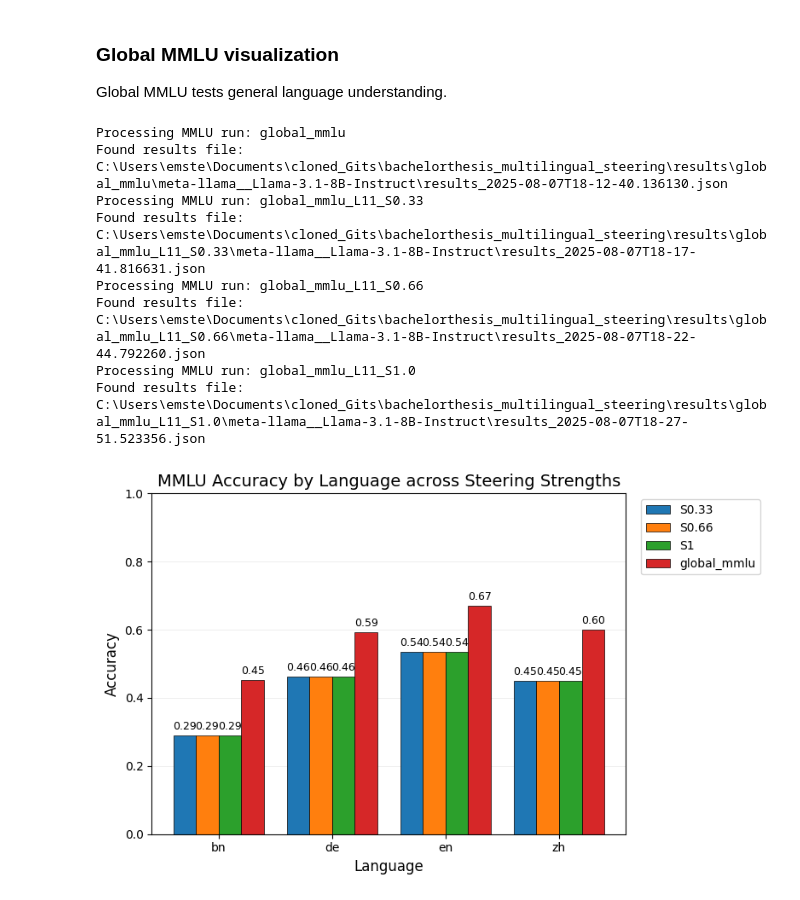
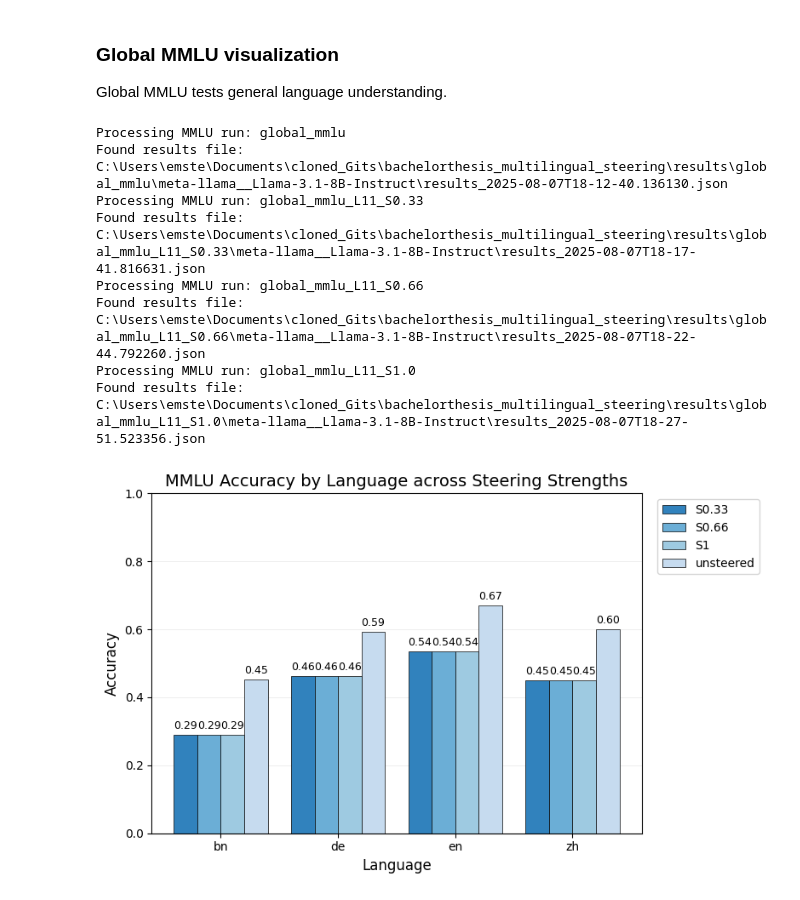
Before and after one commit to stonehenge0/bachelorthesis_multilingual_steering, a Jupyter notebook: scripts/visualize_judge_results.ipynb, the cells around one changed output. Drawn from its saved outputs; the diff is of its cells as text; code cells hidden in the pictures.

Commit message:
visualization fix

```diff
--- a/scripts/visualize_judge_results.ipynb
+++ b/scripts/visualize_judge_results.ipynb
@@ -234,6 +234,9 @@ plt.show()
 ### Global MMLU visualization
 Global MMLU tests general language understanding.
 # %%
+colors = plt.cm.get_cmap("tab20c").colors
+
+
 # --- your helpers (kept) ---
 def list_files_walk(start_path='.'):
     """List all files in a directory and subdirectories."""
@@ -284,8 +287,8 @@ def _parse_steering(name: str):
     - fallback -> (inf, original name)
     """
     nlow = name.lower()
-    if "baseline" in nlow:
-        return 0.0, "baseline"
+    if nlow == "global_mmlu":
+        return 100, f"unsteered"
     m = re.search(r"L\d+_S(\d+\.?\d*)", name)
     if m:
         s = float(m.group(1))
@@ -301,7 +304,12 @@ def visualize_mmlu_grouped(all_runs):
     runs_parsed = []
     for run_name, rdict in all_runs:
         order, label = _parse_steering(run_name)
+        # unsteered run doesnt have steering info, so we fix the label here
+        if run_name =="global_mmlu":
+            run_name = "baseline (unsteered)"
         runs_parsed.append({"name": run_name, "label": label, "order": order, "results": rdict})
+
+
     runs_parsed.sort(key=lambda x: x["order"])
 
     # Union of all languages across runs
@@ -319,12 +327,13 @@ def visualize_mmlu_grouped(all_runs):
 
     x = np.arange(n_lang)
     width = 0.8 / n_runs  # total group width ~0.8
-    # center groups by shifting left half the total width minus half a bar
     offsets = [(-0.4 + (i + 0.5) * width) for i in range(n_runs)]
 
     fig, ax = plt.subplots(figsize=(max(8, n_lang * 1.2), 5))
 
+
     bars = []
+
     for i, rp in enumerate(runs_parsed):
         # heights for this run in language order
         heights = []
@@ -332,10 +341,10 @@ def visualize_mmlu_grouped(all_runs):
             # original key in results is "global_mmlu_<lang>"
             key = f"global_mmlu_{lang}"
             heights.append(rp["results"].get(key, 0.0))
-        b = ax.bar(x + offsets[i], heights, width, label=rp["label"], edgecolor="black", linewidth=0.5)
+        b = ax.bar(x + offsets[i], heights, width, label=rp["label"], edgecolor="black", linewidth=0.5, color=colors[i % len(colors)])
         bars.append(b)
 
-        # optional: annotate values above bars
+        # annotate values above bars
         for xi, h in zip(x + offsets[i], heights):
             if h > 0:
                 ax.text(xi, h + 0.01, f"{h:.2f}", ha="center", va="bottom", fontsize=9, rotation=0)
@@ -343,33 +352,32 @@ def visualize_mmlu_grouped(all_runs):
     ax.set_xlabel("Language", fontsize=12)
     ax.set_ylabel("Accuracy", fontsize=12)
     ax.set_title("MMLU Accuracy by Language across Steering Strengths", fontsize=14)
     ax.set_xticks(x)
     ax.set_xticklabels(all_langs)
-    ax.set_ylim(0, 1)  # MMLU acc is 0..1; adjust if your data differs
+    ax.set_ylim(0, 1)
     ax.grid(axis="y", alpha=0.3, linestyle="-", linewidth=0.5)
     ax.set_axisbelow(True)
     ax.legend(bbox_to_anchor=(1.02, 1), loc="upper left")
     plt.tight_layout()
     return fig
 
-# --- driver: collect all runs from your mmlu_dict and plot grouped ---
 all_runs = []
 for run_name, run_path in mmlu_dict.items():
     print(f"Processing MMLU run: {run_name}")
     rd = extract_mmlu_results(run_path)
     if rd:
         all_runs.append((run_name, rd))
 
 fig = visualize_mmlu_grouped(all_runs)
 if fig:
     plt.show()
 # %% [output]
 Processing MMLU run: global_mmlu
 Found results file: C:\Users\emste\Documents\cloned_Gits\bachelorthesis_multilingual_steering\results\global_mmlu\meta-llama__Llama-3.1-8B-Instruct\results_2025-08-07T18-12-40.136130.json
 Processing MMLU run: global_mmlu_L11_S0.33
 Found results file: C:\Users\emste\Documents\cloned_Gits\bachelorthesis_multilingual_steering\results\global_mmlu_L11_S0.33\meta-llama__Llama-3.1-8B-Instruct\results_2025-08-07T18-17-41.816631.json
 Processing MMLU run: global_mmlu_L11_S0.66
 Found results file: C:\Users\emste\Documents\cloned_Gits\bachelorthesis_multilingual_steering\results\global_mmlu_L11_S0.66\meta-llama__Llama-3.1-8B-Instruct\results_2025-08-07T18-22-44.792260.json
 Processing MMLU run: global_mmlu_L11_S1.0
 Found results file: C:\Users\emste\Documents\cloned_Gits\bachelorthesis_multilingual_steering\results\global_mmlu_L11_S1.0\meta-llama__Llama-3.1-8B-Instruct\results_2025-08-07T18-27-51.523356.json
-[figure, old version]
+[figure, new version]
```
